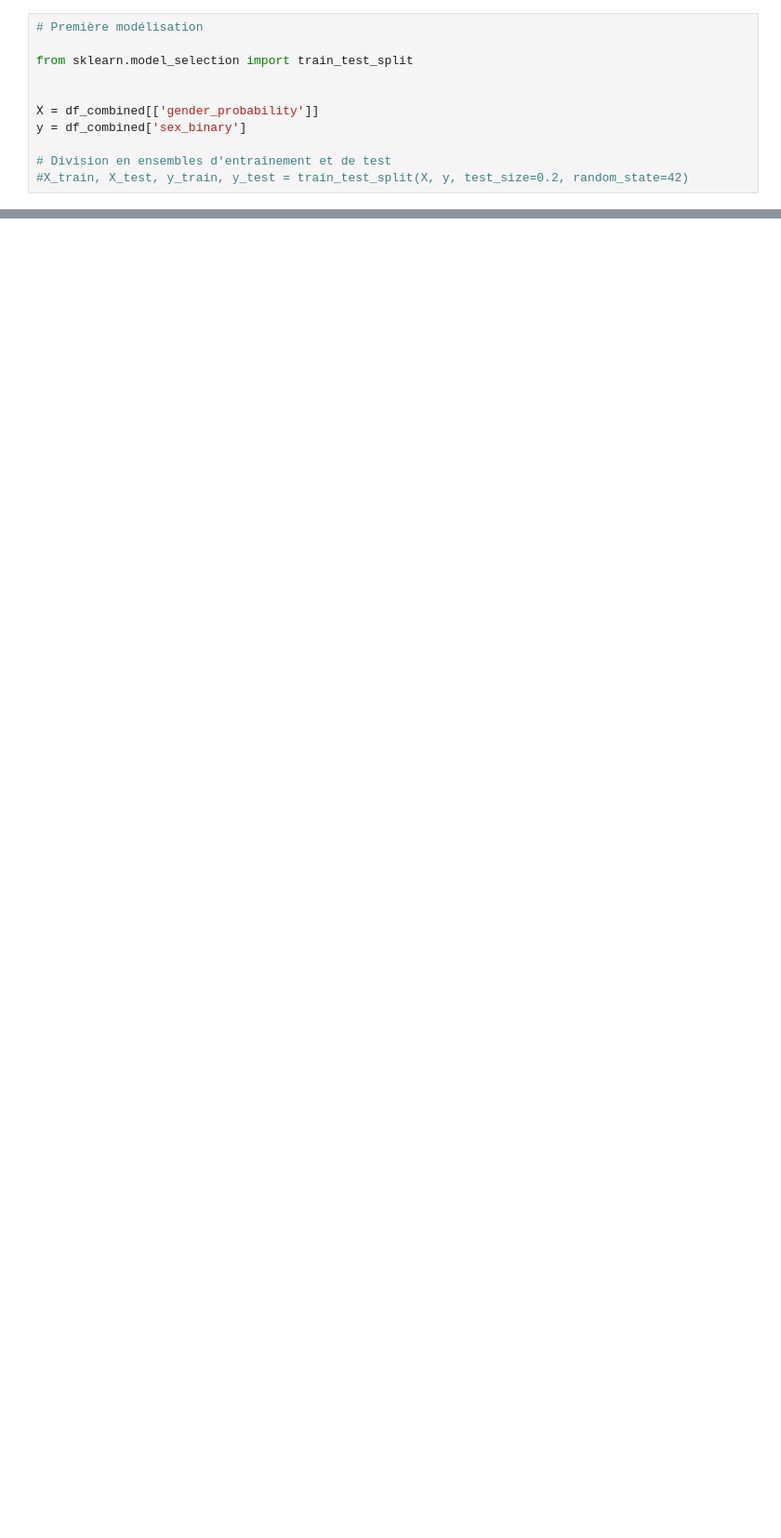
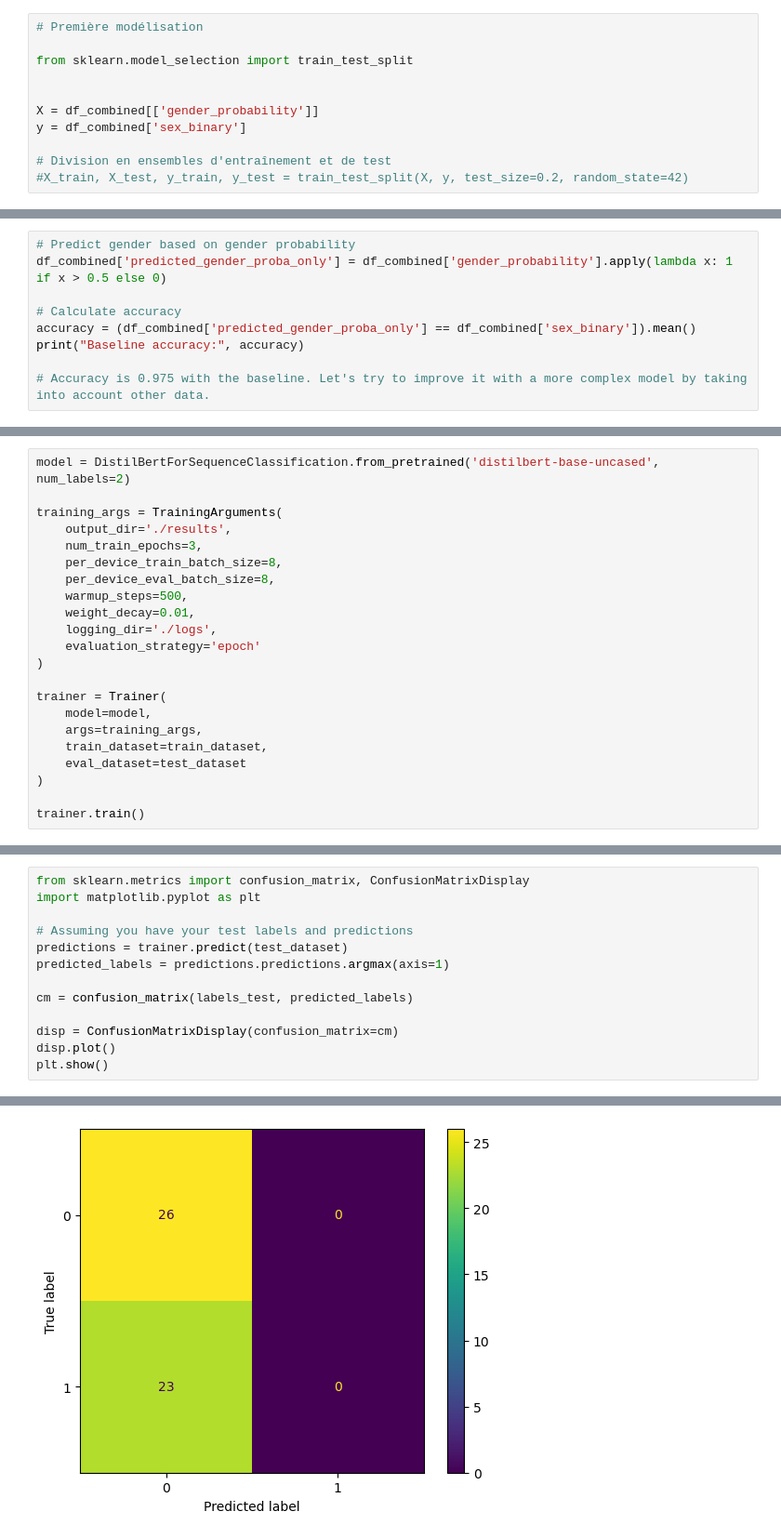
Before and after one commit to anthonyivanier/NLP_ENSAE_Project, a Jupyter notebook: NLP-project.ipynb, the cells around one changed output, grey strips where cells are left out. Shown at 93% size. Saved outputs shown, nothing was run; the diff lists cells and outputs as text; blank space fills up the shorter version.

Commit message:
implementing hugging face model

```diff
--- a/NLP-project.ipynb
+++ b/NLP-project.ipynb
@@ -190,0 +124,9 @@ plt.show()
+# %%
+# Predict gender based on gender probability
+df_combined['predicted_gender_proba_only'] = df_combined['gender_probability'].apply(lambda x: 1 if x > 0.5 else 0)
+
+# Calculate accuracy
+accuracy = (df_combined['predicted_gender_proba_only'] == df_combined['sex_binary']).mean()
+print("Baseline accuracy:", accuracy)
+
+# Accuracy is 0.975 with the baseline. Let's try to improve it with a more complex model by taking into account other data.
@@ -190,0 +192,22 @@ plt.show()
+# %%
+model = DistilBertForSequenceClassification.from_pretrained('distilbert-base-uncased', num_labels=2)
+
+training_args = TrainingArguments(
+    output_dir='./results',
+    num_train_epochs=3,
+    per_device_train_batch_size=8,
+    per_device_eval_batch_size=8,
+    warmup_steps=500,
+    weight_decay=0.01,
+    logging_dir='./logs',
+    evaluation_strategy='epoch'
+)
+
+trainer = Trainer(
+    model=model,
+    args=training_args,
+    train_dataset=train_dataset,
+    eval_dataset=test_dataset
+)
+
+trainer.train()
@@ -190,0 +241,14 @@ plt.show()
+# %%
+from sklearn.metrics import confusion_matrix, ConfusionMatrixDisplay
+import matplotlib.pyplot as plt
+
+# Assuming you have your test labels and predictions
+predictions = trainer.predict(test_dataset)
+predicted_labels = predictions.predictions.argmax(axis=1)
+
+cm = confusion_matrix(labels_test, predicted_labels)
+
+disp = ConfusionMatrixDisplay(confusion_matrix=cm)
+disp.plot()
+plt.show()
+# %% [output]
@@ -190,0 +258 @@ plt.show()
+[figure, added]
```
Also changed, not shown: parts of 12 cells of this notebook, 8 other files.
